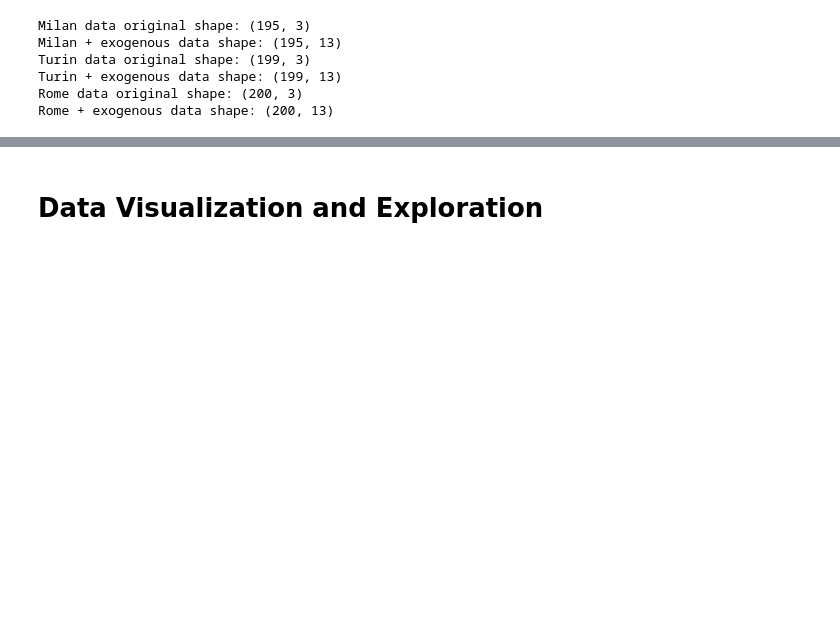
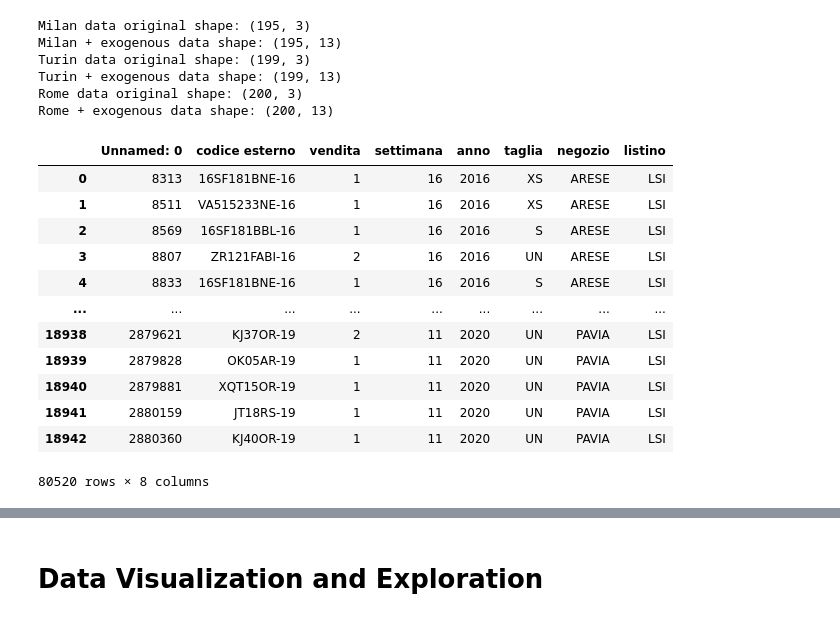
Before and after one commit to geriskenderi/EXO-LSTM, a Jupyter notebook: code/Thesis Forecasting - All Weekly Sales.ipynb, the cells around one changed output, grey strips where cells are left out. Saved outputs shown, nothing was run; the diff lists cells and outputs as text; code cells hidden in the pictures; blank space fills up the shorter version.

```diff
--- a/code/Thesis Forecasting - All Weekly Sales.ipynb
+++ b/code/Thesis Forecasting - All Weekly Sales.ipynb
@@ -406,3 +425,19 @@ Turin data original shape: (199, 3)
 Turin + exogenous data shape: (199, 13)
 Rome data original shape: (200, 3)
 Rome + exogenous data shape: (200, 13)
+# %%
+milan_data_df
+# %% [output]
+|  | Unnamed: 0 | codice esterno | vendita | settimana | anno | taglia | negozio | listino |
+| 0 | 8313 | 16SF181BNE-16 | 1 | 16 | 2016 | XS | ARESE | LSI |
+| 1 | 8511 | VA515233NE-16 | 1 | 16 | 2016 | XS | ARESE | LSI |
+| 2 | 8569 | 16SF181BBL-16 | 1 | 16 | 2016 | S | ARESE | LSI |
+| 3 | 8807 | ZR121FABI-16 | 2 | 16 | 2016 | UN | ARESE | LSI |
+| 4 | 8833 | 16SF181BNE-16 | 1 | 16 | 2016 | S | ARESE | LSI |
+| ... | ... | ... | ... | ... | ... | ... | ... | ... |
+| 18938 | 2879621 | KJ37OR-19 | 2 | 11 | 2020 | UN | PAVIA | LSI |
+| 18939 | 2879828 | OK05AR-19 | 1 | 11 | 2020 | UN | PAVIA | LSI |
+| 18940 | 2879881 | XQT15OR-19 | 1 | 11 | 2020 | UN | PAVIA | LSI |
+| 18941 | 2880159 | JT18RS-19 | 1 | 11 | 2020 | UN | PAVIA | LSI |
+| 18942 | 2880360 | KJ40OR-19 | 1 | 11 | 2020 | UN | PAVIA | LSI |
+80520 rows × 8 columns
```
Also changed, not shown: parts of 15 cells of this notebook, 1 other file.
